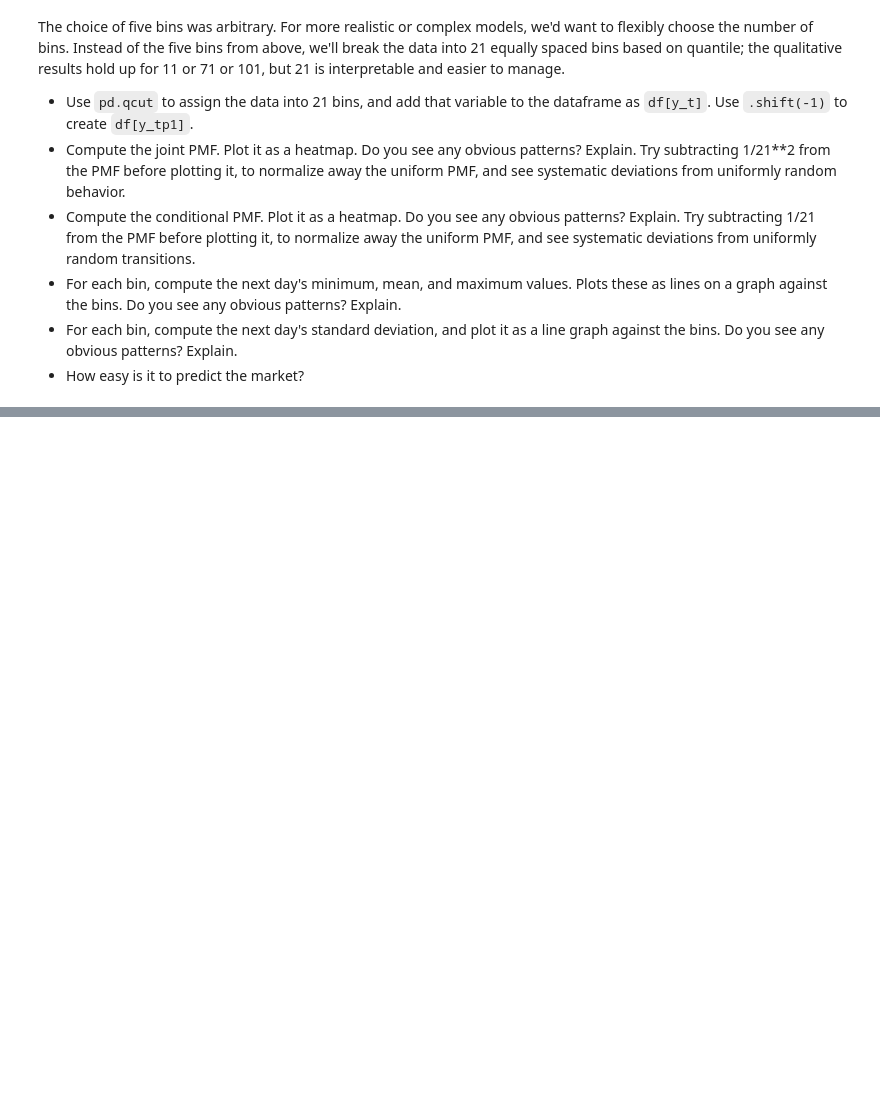
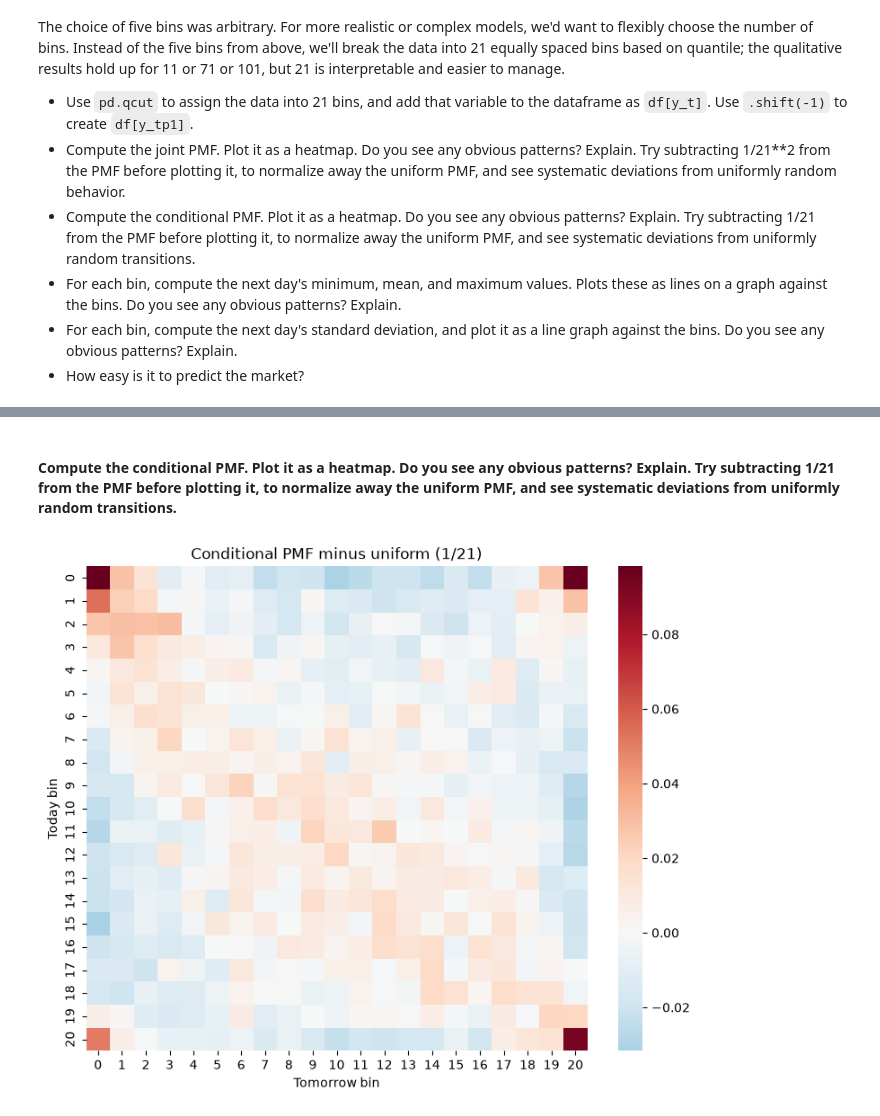
Before and after one commit to evanblizzard/uu_markov, a Jupyter notebook: lab_1/lab.ipynb, the cells around one changed output, grey strips where cells are left out. Drawn from its saved outputs; the diff is of its cells as text; code cells hidden in the pictures; blank space fills up the shorter version.

```diff
--- a/lab_1/lab.ipynb
+++ b/lab_1/lab.ipynb
@@ -241,0 +306,12 @@ The choice of five bins was arbitrary. For more realistic or complex models, we'
+# %% [markdown]
+ #### Compute the conditional PMF. Plot it as a heatmap. Do you see any obvious patterns? Explain. Try subtracting 1/21 from the PMF before plotting it, to normalize away the uniform PMF, and see systematic deviations from uniformly random transitions.
+# %%
+cond21 = pd.crosstab(d3['y_t'], d3['y_tp1'], normalize='index')
+
+fig, ax = plt.subplots(figsize=(9, 7))
+sns.heatmap(cond21 - 1/21, cmap='RdBu_r', center=0, ax=ax)
+ax.set(xlabel='Tomorrow bin', ylabel='Today bin',
+       title='Conditional PMF minus uniform (1/21)')
+plt.show()
+# %% [output]
+[figure, added]
```
Also changed, not shown: parts of 14 cells of this notebook.
